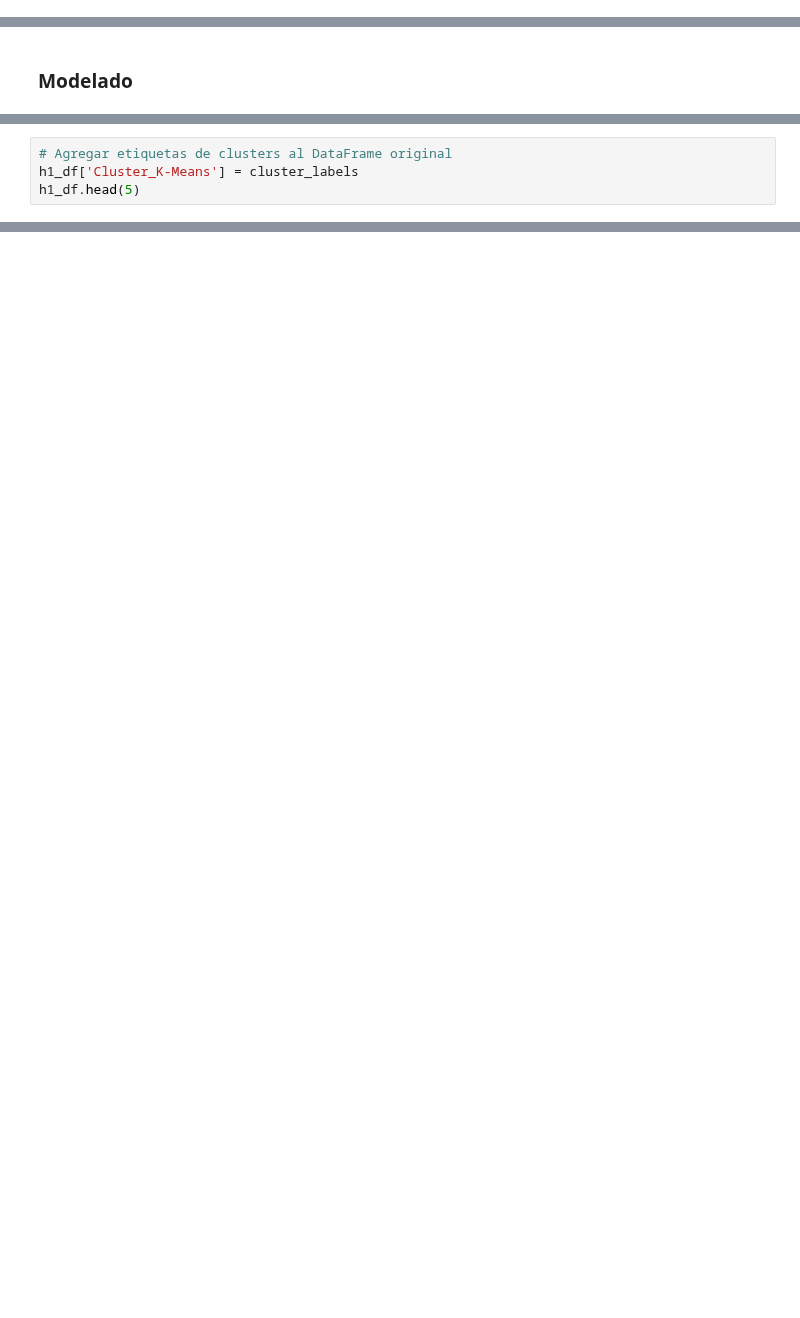
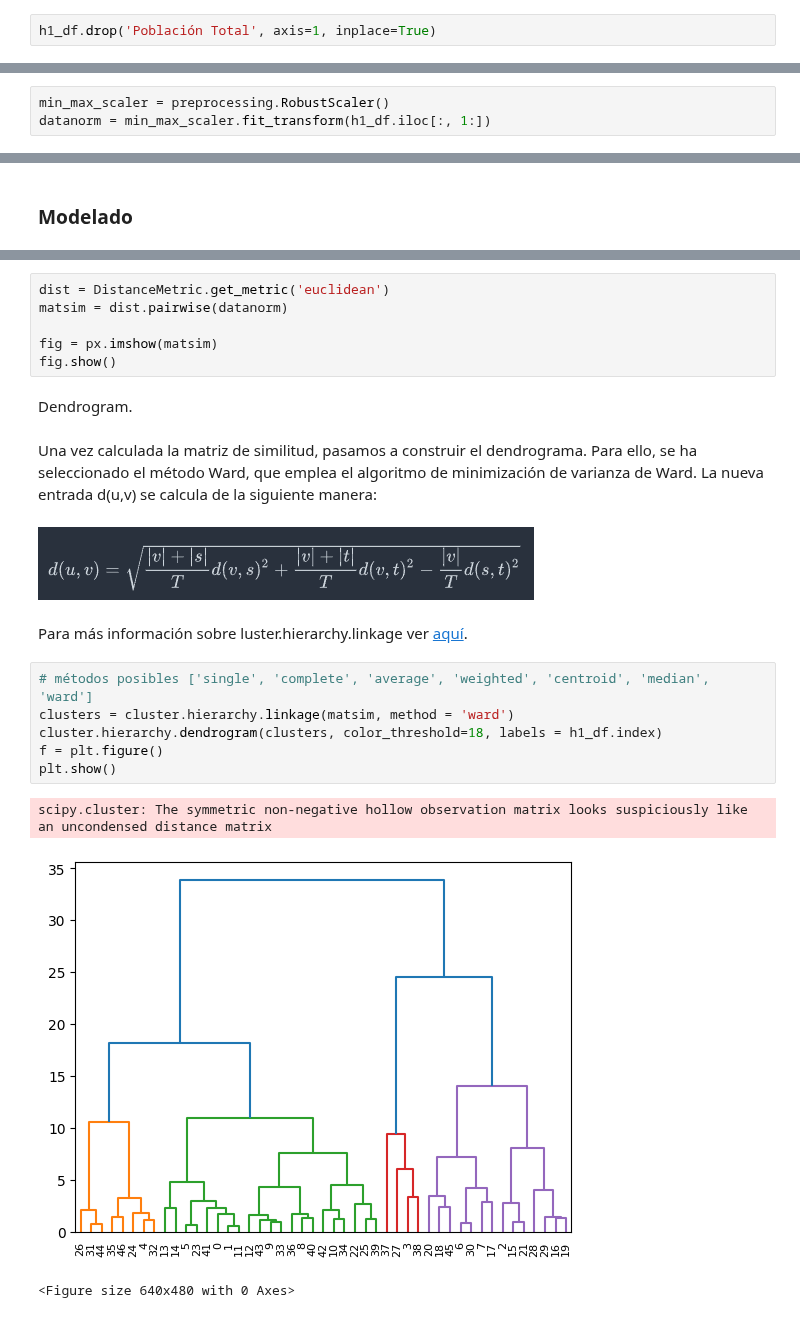
Before and after one commit to elena-17/DataMining-24-25, a Jupyter notebook: src/modeling/h1_modeling.ipynb, the cells around one changed output, grey strips where cells are left out. Saved outputs shown, nothing was run; the diff lists cells and outputs as text; blank space fills up the shorter version.

Commit message:
Clustering Jerárquico

```diff
--- a/src/modeling/h1_modeling.ipynb
+++ b/src/modeling/h1_modeling.ipynb
@@ -132,0 +163,2 @@ Mediante el estudio de correlación, hemos podido confirmar que existe una relac
+# %%
+h1_df.drop('Población Total', axis=1, inplace=True)
@@ -132,0 +174,3 @@ Mediante el estudio de correlación, hemos podido confirmar que existe una relac
+# %%
+min_max_scaler = preprocessing.RobustScaler()
+datanorm = min_max_scaler.fit_transform(h1_df.iloc[:, 1:])
@@ -190,4 +182,0 @@ plt.show()
-# %%
-# Agregar etiquetas de clusters al DataFrame original
-h1_df['Cluster_K-Means'] = cluster_labels
-h1_df.head(5)
@@ -215,0 +187,24 @@ clusters_DBSCAN = DBSCAN(eps = 2, min_samples=2).fit_predict(X)
+# %%
+dist = DistanceMetric.get_metric('euclidean')
+matsim = dist.pairwise(datanorm)
+
+fig = px.imshow(matsim)
+fig.show()
+# %% [markdown]
+Dendrogram.
+# %% [markdown]
+Una vez calculada la matriz de similitud, pasamos a construir el dendrograma. Para ello, se ha seleccionado el método Ward, que emplea el algoritmo de minimización de varianza de Ward. La nueva entrada d(u,v) se calcula de la siguiente manera:
+# %% [markdown]
+![image.png](attachment:image.png)
+# %% [markdown]
+Para más información sobre luster.hierarchy.linkage ver [aquí](https://docs.scipy.org/doc/scipy/reference/generated/scipy.cluster.hierarchy.linkage.html).
+# %%
+# métodos posibles ['single', 'complete', 'average', 'weighted', 'centroid', 'median', 'ward']
+clusters = cluster.hierarchy.linkage(matsim, method = 'ward')
+cluster.hierarchy.dendrogram(clusters, color_threshold=18, labels = h1_df.index)
+f = plt.figure()
+plt.show()
+# %% [output]
+scipy.cluster: The symmetric non-negative hollow observation matrix looks suspiciously like an uncondensed distance matrix
+[figure, added]
+<Figure size 640x480 with 0 Axes>
```
Also changed, not shown: parts of 36 cells of this notebook, 1 other file.
